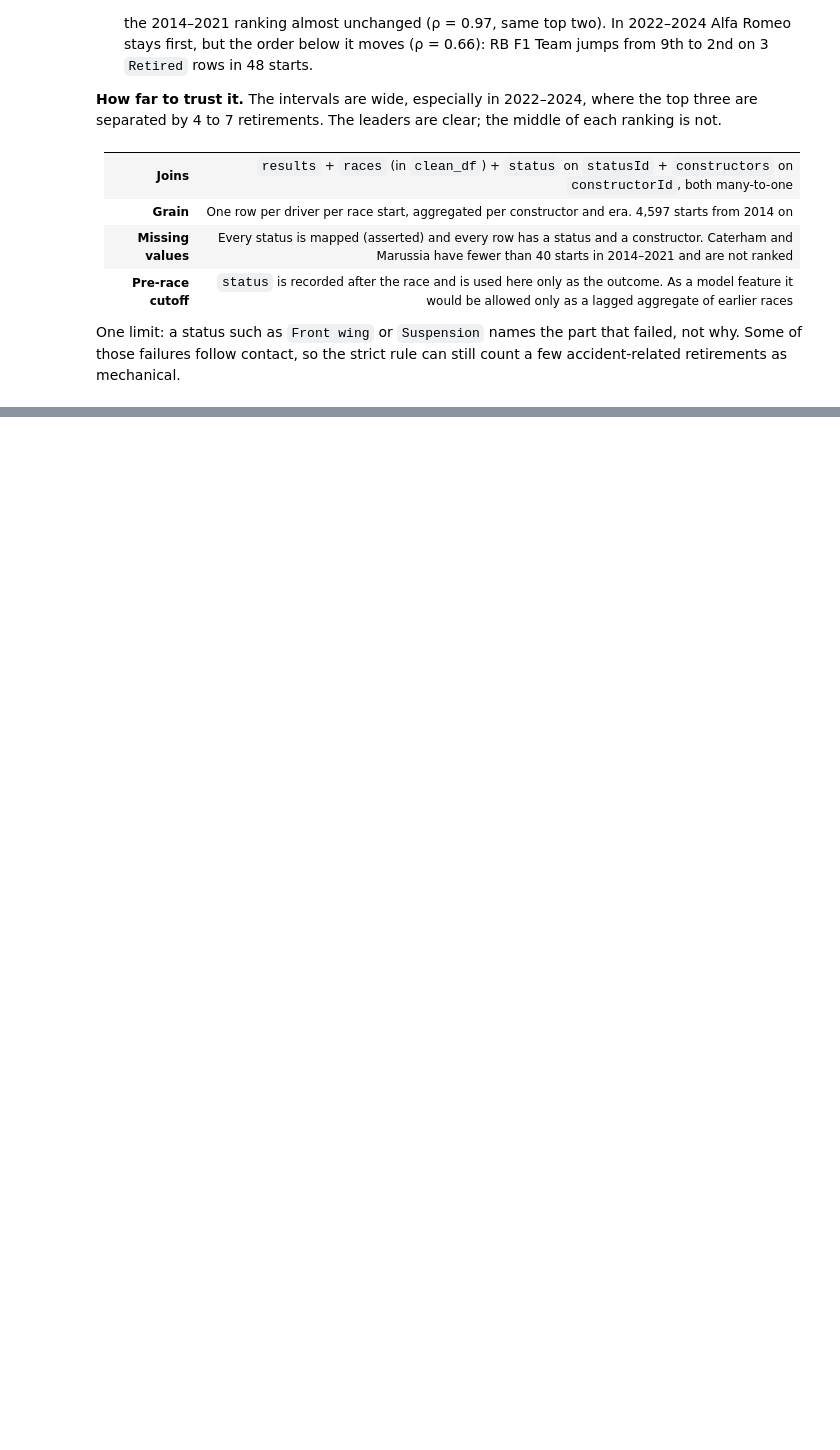
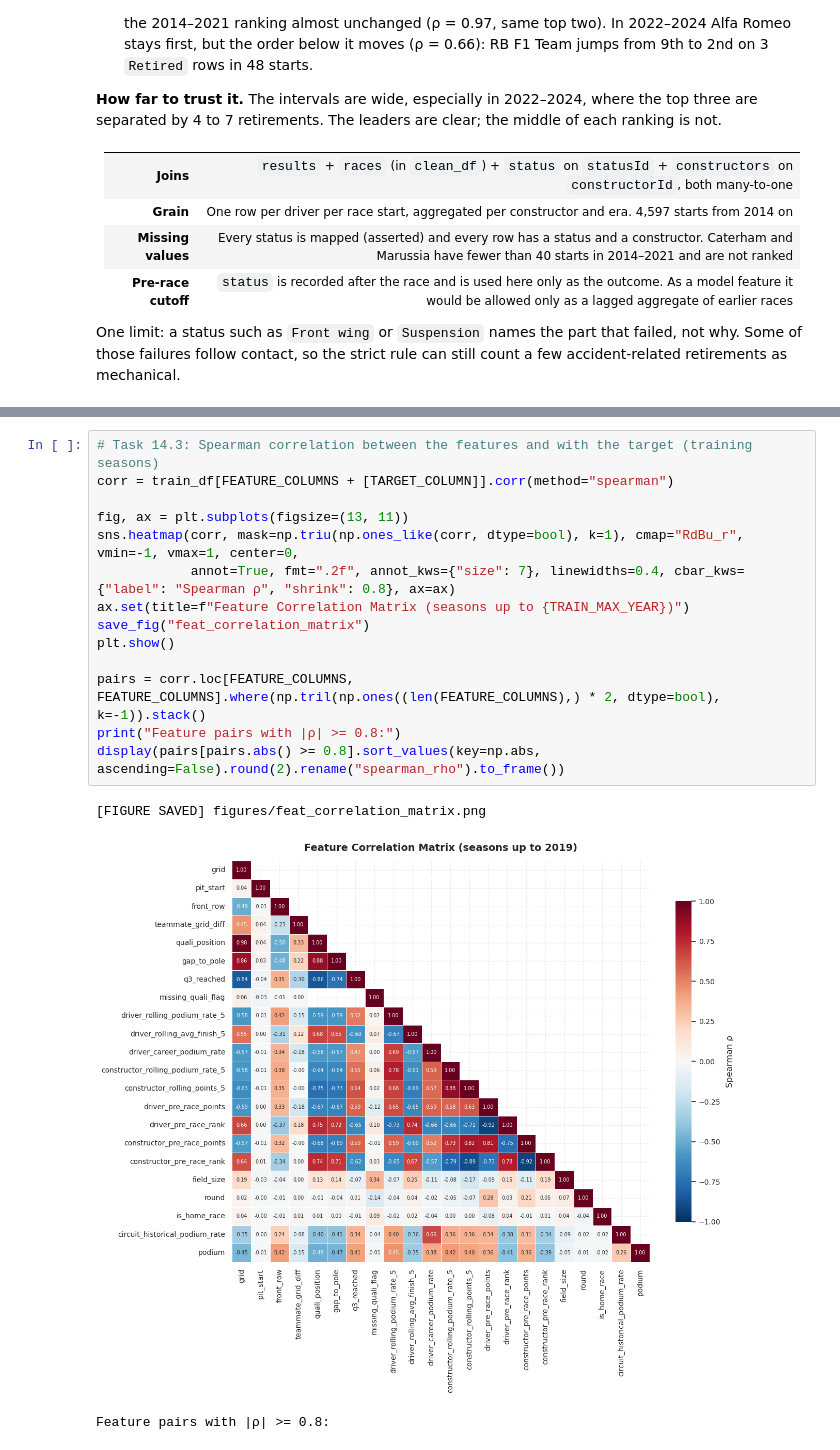
Before and after one commit to Abdel-RahmanIII/Formula-1, a Jupyter notebook: formula-1.ipynb, the cells around one changed output, grey strips where cells are left out. Drawn from its saved outputs; the diff is of its cells as text; blank space fills up the shorter version.

```diff
--- a/formula-1.ipynb
+++ b/formula-1.ipynb
@@ -1687,0 +2091,18 @@ One limit: a status such as `Front wing` or `Suspension` names the part that fai
+# %%
+# Task 14.3: Spearman correlation between the features and with the target (training seasons)
+corr = train_df[FEATURE_COLUMNS + [TARGET_COLUMN]].corr(method="spearman")
+
+fig, ax = plt.subplots(figsize=(13, 11))
+sns.heatmap(corr, mask=np.triu(np.ones_like(corr, dtype=bool), k=1), cmap="RdBu_r", vmin=-1, vmax=1, center=0,
+            annot=True, fmt=".2f", annot_kws={"size": 7}, linewidths=0.4, cbar_kws={"label": "Spearman ρ", "shrink": 0.8}, ax=ax)
+ax.set(title=f"Feature Correlation Matrix (seasons up to {TRAIN_MAX_YEAR})")
+save_fig("feat_correlation_matrix")
+plt.show()
+
+pairs = corr.loc[FEATURE_COLUMNS, FEATURE_COLUMNS].where(np.tril(np.ones((len(FEATURE_COLUMNS),) * 2, dtype=bool), k=-1)).stack()
+print("Feature pairs with |ρ| >= 0.8:")
+display(pairs[pairs.abs() >= 0.8].sort_values(key=np.abs, ascending=False).round(2).rename("spearman_rho").to_frame())
+# %% [output]
+[FIGURE SAVED] figures/feat_correlation_matrix.png
+[figure, added]
+Feature pairs with |ρ| >= 0.8:
```
Also changed, not shown: parts of 24 cells of this notebook, 8 other files.
